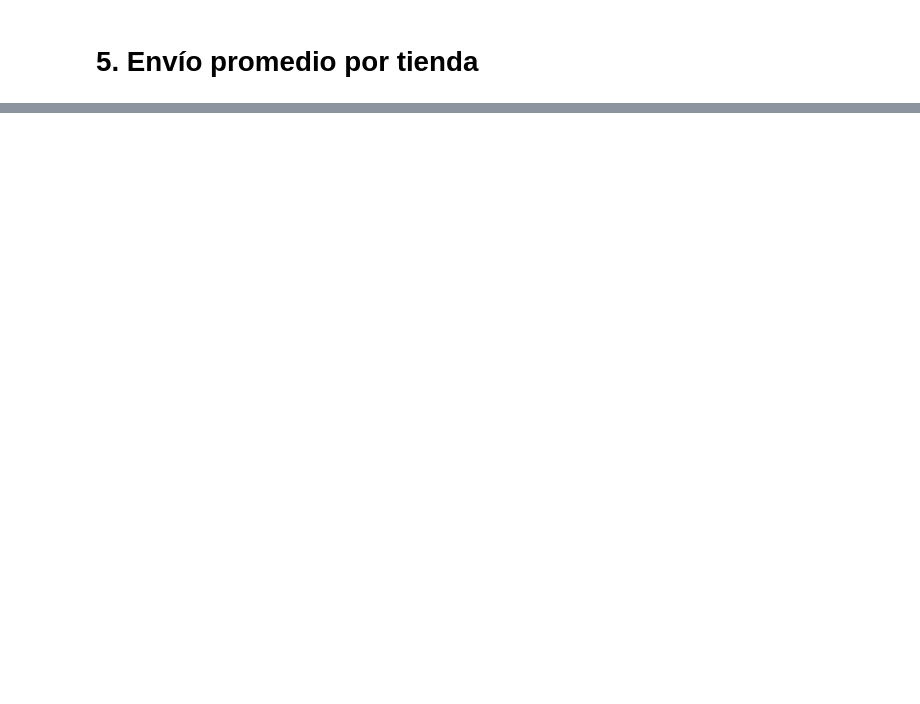
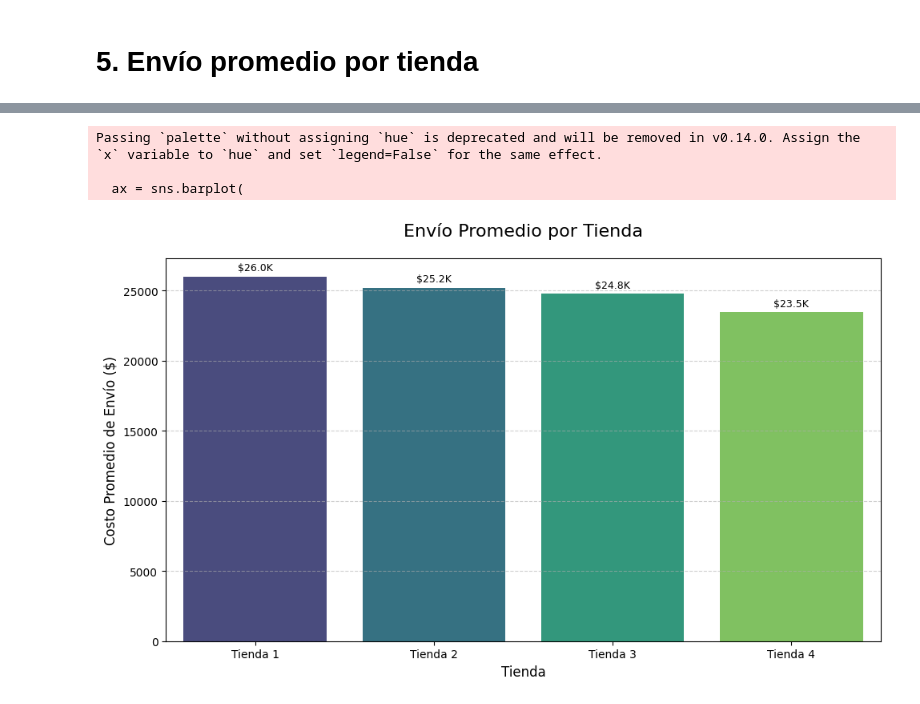
Before and after one commit to RodrigoMunoz-dev/Challenge-Alura-Store, a Jupyter notebook: AluraStoreLatam.ipynb, the cells around one changed output, grey strips where cells are left out. Drawn from its saved outputs; the diff is of its cells as text; code cells hidden in the pictures; blank space fills up the shorter version.

```diff
--- a/AluraStoreLatam.ipynb
+++ b/AluraStoreLatam.ipynb
@@ -174,2 +330,15 @@ display(calificacion_media)
 # %% [markdown]
 # 5. Envío promedio por tienda
+# %%
+# Análisis: calcular envío promedio por tienda
+envio_promedio = (
+    datos.groupby('Tienda', as_index=False)['Costo de envío']
+    .mean()
+    .sort_values(by='Costo de envío', ascending=False)
+)
+
+# Mostrar los resultados con formato de miles de pesos
+envio_promedio['Costo Promedio Formateado'] = envio_promedio['Costo de envío'].apply(lambda x: f"${x:,.0f}".replace(",", "."))
+
+print("1️⃣ ENVÍO PROMEDIO POR TIENDA\n")
+print(envio_promedio[['Tienda', 'Costo Promedio Formateado']])
@@ -175,0 +353,29 @@ display(calificacion_media)
+# %%
+import matplotlib.pyplot as plt
+import seaborn as sns
+
+plt.figure(figsize=(10, 6))
+ax = sns.barplot(
+    data=envio_promedio,
+    x='Tienda',
+    y='Costo de envío',
+    palette='viridis'
+)
+
+plt.title('Envío Promedio por Tienda', fontsize=16, pad=20)
+plt.xlabel('Tienda', fontsize=12)
+plt.ylabel('Costo Promedio de Envío ($)', fontsize=12)
+plt.grid(axis='y', linestyle='--', alpha=0.6)
+
+# Etiquetas sobre cada barra
+for container in ax.containers:
+    ax.bar_label(container, labels=[f"${v/1_000:,.1f}K" for v in container.datavalues],
+                 fontsize=9, padding=3)
+
+plt.tight_layout()
+plt.show()
+# %% [output]
+Passing `palette` without assigning `hue` is deprecated and will be removed in v0.14.0. Assign the `x` variable to `hue` and set `legend=False` for the same effect.
+
+  ax = sns.barplot(
+[figure, added]
```
Also changed, not shown: parts of 10 cells of this notebook.
